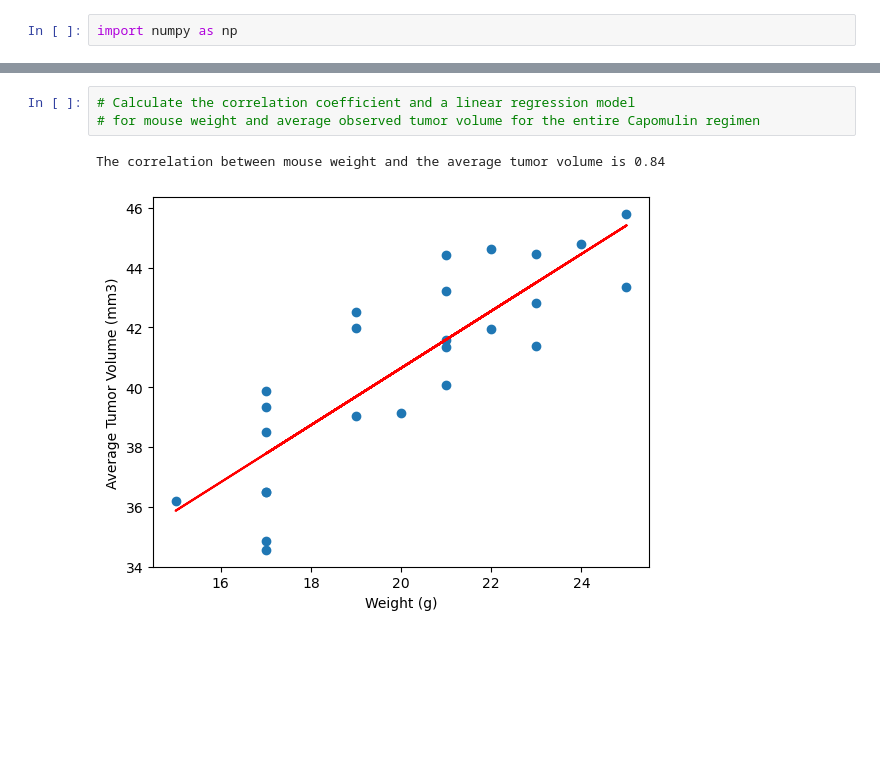
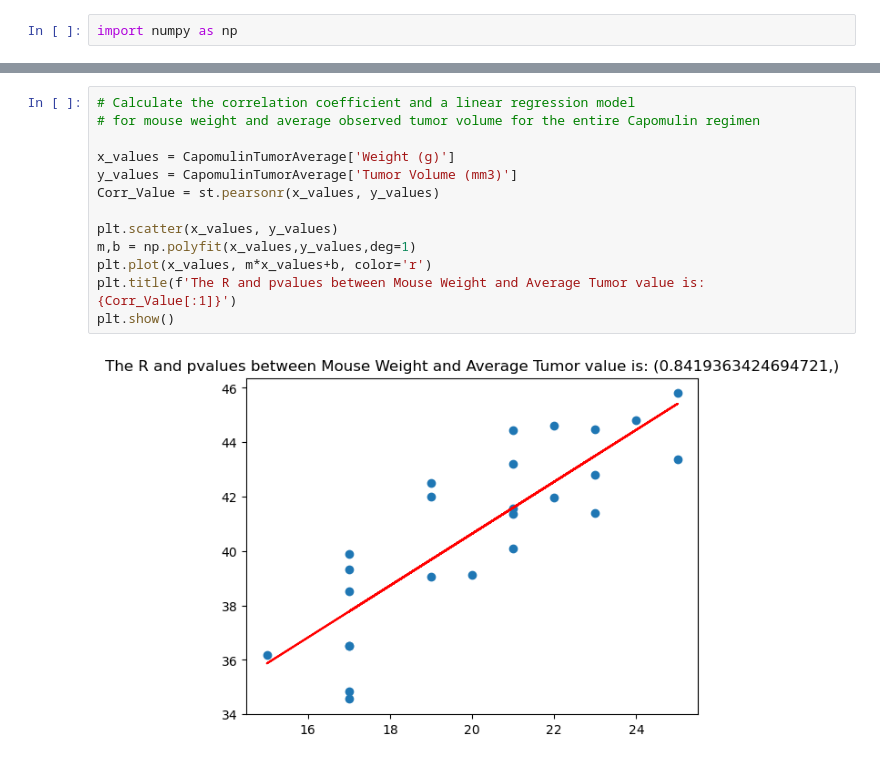
Before and after one commit to JuanJCoronado/Challenge5_JuanCoronado, a Jupyter notebook: pymaceuticals_starter.ipynb, the cells around one changed output, grey strips where cells are left out. Saved outputs shown, nothing was run; the diff lists cells and outputs as text; blank space fills up the shorter version.

```diff
--- a/pymaceuticals_starter.ipynb
+++ b/pymaceuticals_starter.ipynb
@@ -411,6 +428,15 @@ plt.show()
 # %%
 # Calculate the correlation coefficient and a linear regression model
 # for mouse weight and average observed tumor volume for the entire Capomulin regimen
+
+x_values = CapomulinTumorAverage['Weight (g)']
+y_values = CapomulinTumorAverage['Tumor Volume (mm3)']
+Corr_Value = st.pearsonr(x_values, y_values)
+
+plt.scatter(x_values, y_values)
+m,b = np.polyfit(x_values,y_values,deg=1)
+plt.plot(x_values, m*x_values+b, color='r')
+plt.title(f'The R and pvalues between Mouse Weight and Average Tumor value is: {Corr_Value[:1]}')
+plt.show()
 # %% [output]
-The correlation between mouse weight and the average tumor volume is 0.84
-[figure, old version]
+[figure, new version]
```
Also changed, not shown: parts of 16 cells of this notebook.
